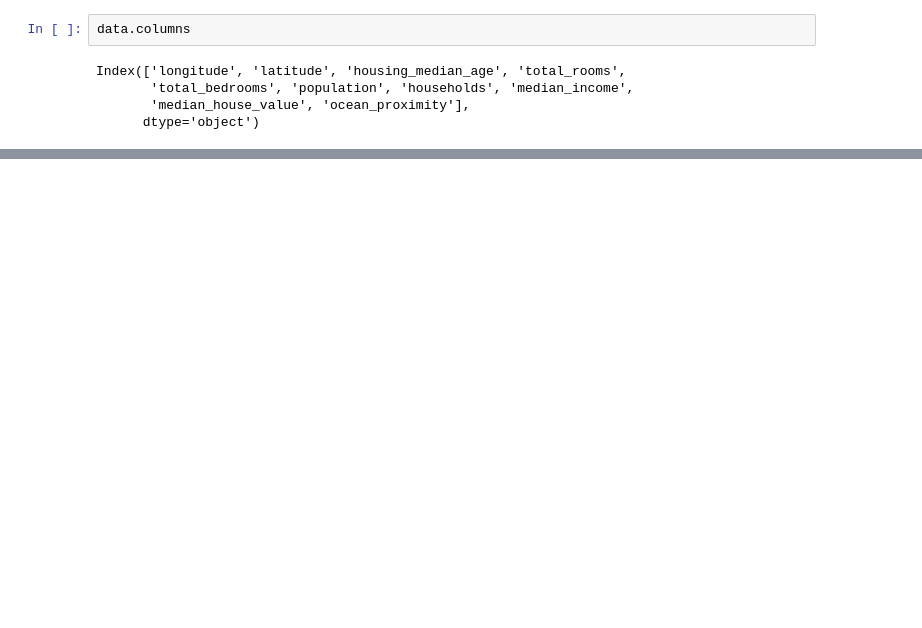
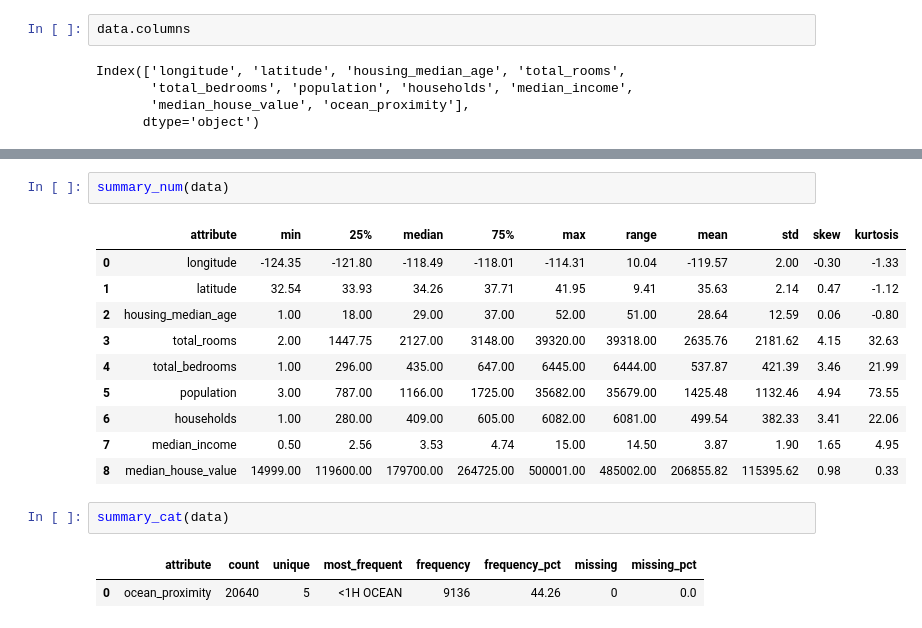
Before and after one commit to jvbfr/housing_prices, a Jupyter notebook: main.ipynb, the cells around one changed output, grey strips where cells are left out. Saved outputs shown, nothing was run; the diff lists cells and outputs as text; blank space fills up the shorter version.

```diff
--- a/main.ipynb
+++ b/main.ipynb
@@ -113,0 +75,18 @@ ocean_proximity_NEAR OCEAN: 0.0060
+# %%
+summary_num(data)
+# %% [output]
+|  | attribute | min | 25% | median | 75% | max | range | mean | std | skew | kurtosis |
+| 0 | longitude | -124.35 | -121.80 | -118.49 | -118.01 | -114.31 | 10.04 | -119.57 | 2.00 | -0.30 | -1.33 |
+| 1 | latitude | 32.54 | 33.93 | 34.26 | 37.71 | 41.95 | 9.41 | 35.63 | 2.14 | 0.47 | -1.12 |
+| 2 | housing_median_age | 1.00 | 18.00 | 29.00 | 37.00 | 52.00 | 51.00 | 28.64 | 12.59 | 0.06 | -0.80 |
+| 3 | total_rooms | 2.00 | 1447.75 | 2127.00 | 3148.00 | 39320.00 | 39318.00 | 2635.76 | 2181.62 | 4.15 | 32.63 |
+| 4 | total_bedrooms | 1.00 | 296.00 | 435.00 | 647.00 | 6445.00 | 6444.00 | 537.87 | 421.39 | 3.46 | 21.99 |
+| 5 | population | 3.00 | 787.00 | 1166.00 | 1725.00 | 35682.00 | 35679.00 | 1425.48 | 1132.46 | 4.94 | 73.55 |
+| 6 | households | 1.00 | 280.00 | 409.00 | 605.00 | 6082.00 | 6081.00 | 499.54 | 382.33 | 3.41 | 22.06 |
+| 7 | median_income | 0.50 | 2.56 | 3.53 | 4.74 | 15.00 | 14.50 | 3.87 | 1.90 | 1.65 | 4.95 |
+| 8 | median_house_value | 14999.00 | 119600.00 | 179700.00 | 264725.00 | 500001.00 | 485002.00 | 206855.82 | 115395.62 | 0.98 | 0.33 |
+# %%
+summary_cat(data)
+# %% [output]
+|  | attribute | count | unique | most_frequent | frequency | frequency_pct | missing | missing_pct |
+| 0 | ocean_proximity | 20640 | 5 | <1H OCEAN | 9136 | 44.26 | 0 | 0.0 |
```
Also changed, not shown: parts of 15 cells of this notebook, 5 other files.
